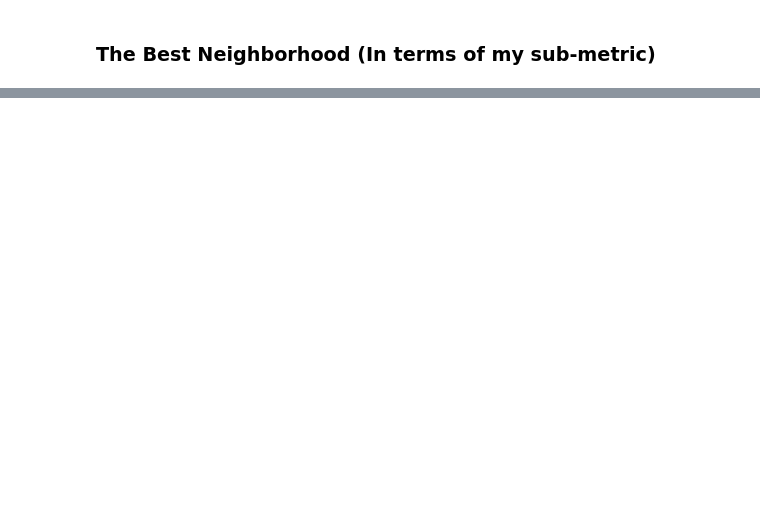
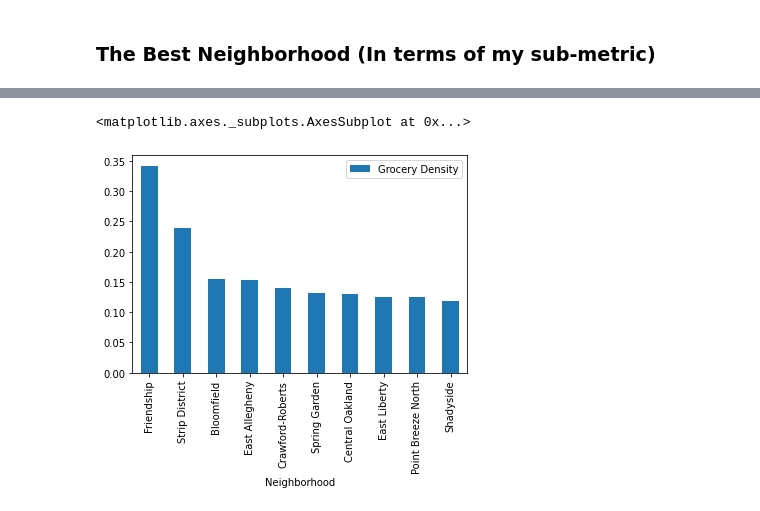
Before and after one commit to benLannis/CS10-Final-Project, a Jupyter notebook: Bens_Dataset.ipynb, the cells around one changed output, grey strips where cells are left out. Cells and saved outputs as stored; diff of their text form; code cells hidden in the pictures; blank space fills up the shorter version.

```diff
--- a/Bens_Dataset.ipynb
+++ b/Bens_Dataset.ipynb
@@ -39,0 +169,6 @@ Conclusion here.
+# %%
+topGrocery = grocery_sorted[0:10]
+topGrocery.plot.bar("Neighborhood", "Grocery Density")
+# %% [output]
+<matplotlib.axes._subplots.AxesSubplot at 0x...>
+[figure, added]
```
Also changed, not shown: parts of 25 cells of this notebook, 7 other files.
